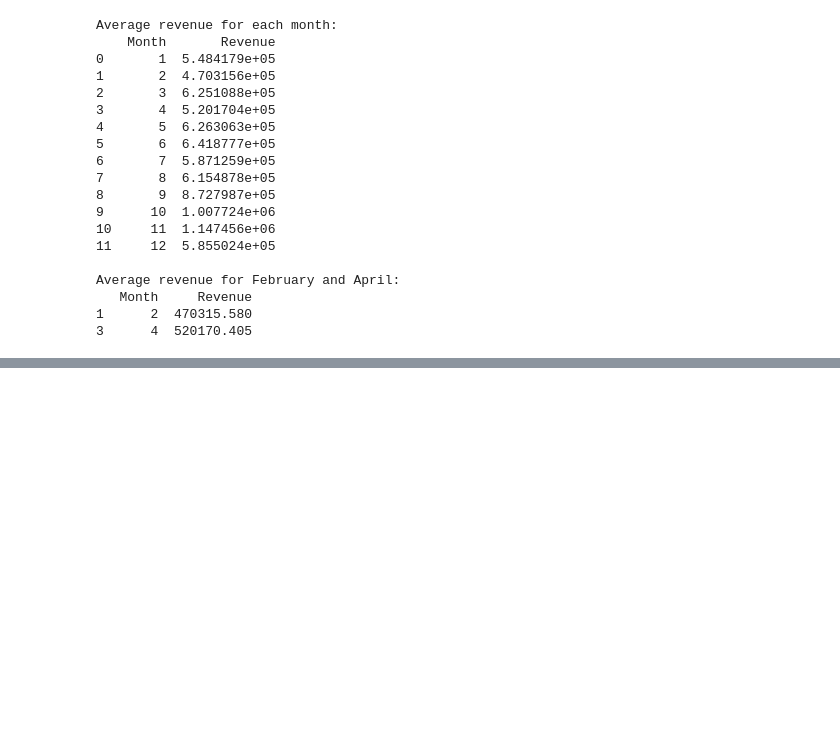
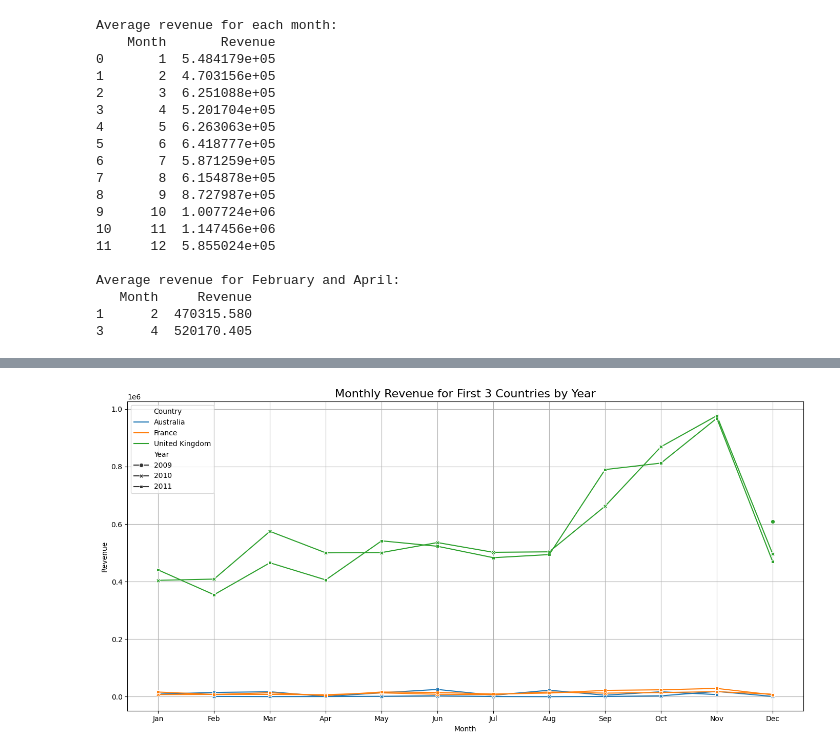
Before and after one commit to ShenSingh/StrategicGrowthAnalysis-UniqueGiftsLtd, a Jupyter notebook: notebooks/retail_analysis.ipynb, the cells around one changed output, grey strips where cells are left out. Cells and saved outputs as stored; diff of their text form; code cells hidden in the pictures; blank space fills up the shorter version.

```diff
--- a/notebooks/retail_analysis.ipynb
+++ b/notebooks/retail_analysis.ipynb
@@ -411,0 +477,28 @@ Average revenue for February and April:
+# %%
+import matplotlib.pyplot as plt
+import seaborn as sns
+
+# Plot monthly revenue for the first 3 countries
+plt.figure(figsize=(14,7))
+sns.lineplot(
+    data=grouped_top3,
+    x='Month',
+    y='Revenue',
+    hue='Country',   # Different color for each country
+    style='Year',    # Different line style for each year
+    markers=True,
+    dashes=False
+)
+
+plt.title('Monthly Revenue for First 3 Countries by Year', fontsize=16)
+plt.xlabel('Month')
+plt.ylabel('Revenue')
+plt.xticks(range(1, 13), [
+    'Jan', 'Feb', 'Mar', 'Apr', 'May', 'Jun',
+    'Jul', 'Aug', 'Sep', 'Oct', 'Nov', 'Dec'
+])
+plt.grid(True)
+plt.tight_layout()
+plt.show()
+# %% [output]
+[figure, added]
```
Also changed, not shown: parts of 3 cells of this notebook.
